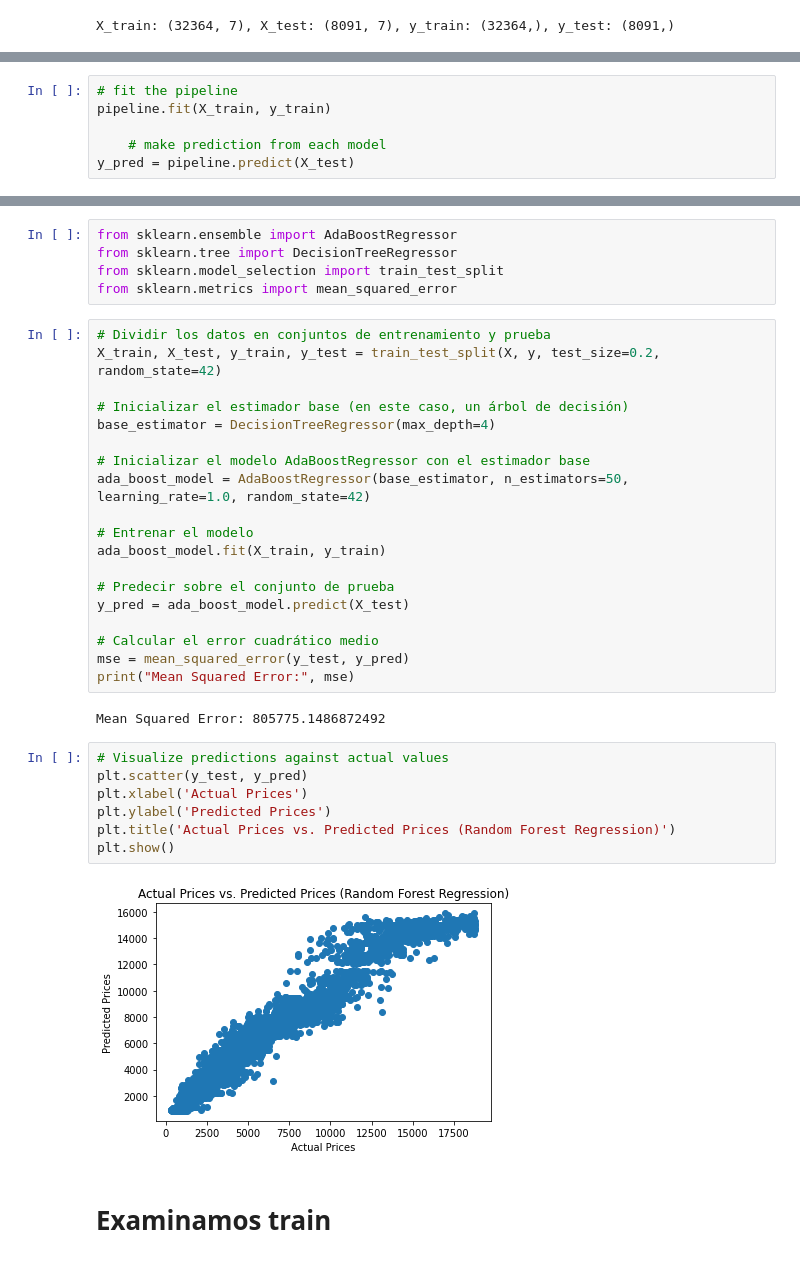
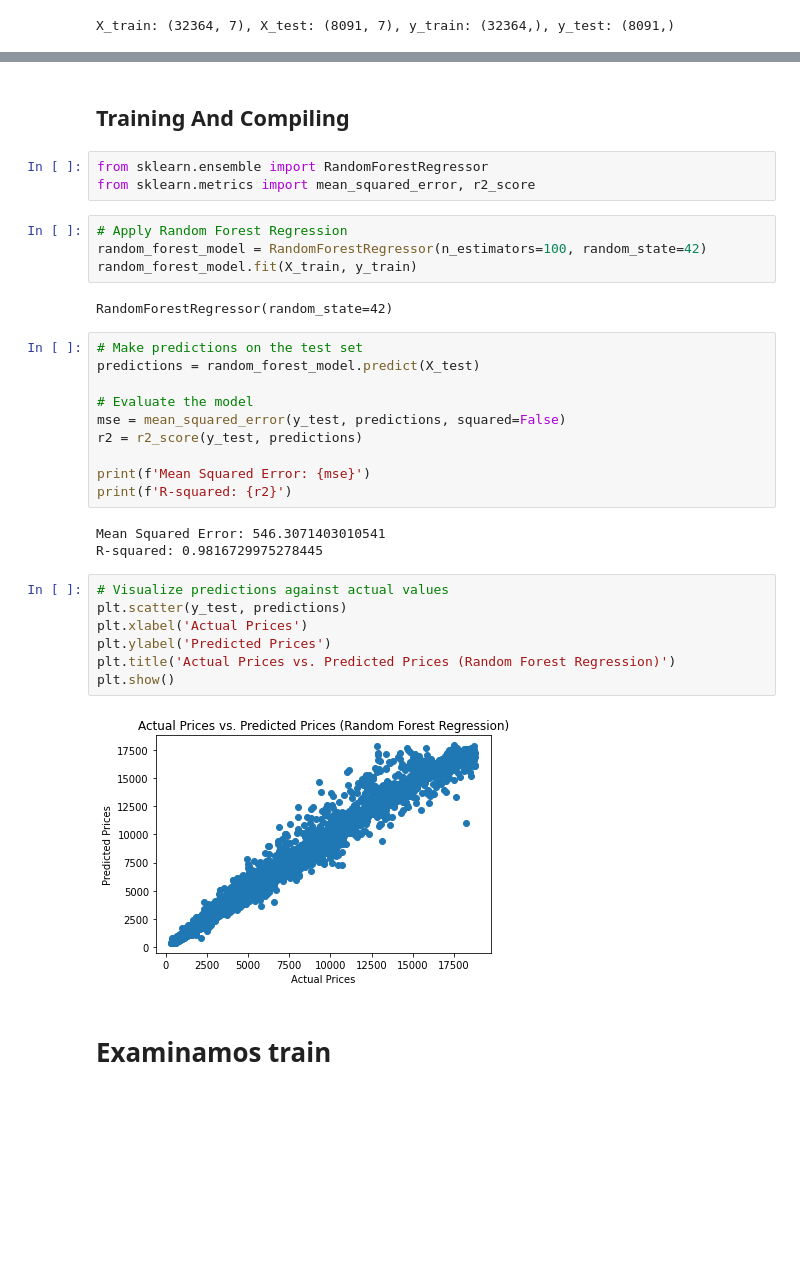
Before and after one commit to SilviaAlconGarrido/Project_m3_Diamonds, a Jupyter notebook: notebook/M_RandomForestRegressor.ipynb, the cells around one changed output, grey strips where cells are left out. Cells and saved outputs as stored; diff of their text form; blank space fills up the shorter version.

```diff
--- a/notebook/M_RandomForestRegressor.ipynb
+++ b/notebook/M_RandomForestRegressor.ipynb
@@ -198,6 +142,0 @@ for name, (model, params) in models.items():
-# %%
-# fit the pipeline
-pipeline.fit(X_train, y_train)
-
-    # make prediction from each model
-y_pred = pipeline.predict(X_test)
@@ -235,38 +163,36 @@ MSE for AdaBoostRegressor is  1229947.03
+# %% [markdown]
+## Training And Compiling
 # %%
-from sklearn.ensemble import AdaBoostRegressor
-from sklearn.tree import DecisionTreeRegressor
-from sklearn.model_selection import train_test_split
-from sklearn.metrics import mean_squared_error
+from sklearn.ensemble import RandomForestRegressor
+from sklearn.metrics import mean_squared_error, r2_score
-# %%
-# Dividir los datos en conjuntos de entrenamiento y prueba
-X_train, X_test, y_train, y_test = train_test_split(X, y, test_size=0.2, random_state=42)
-
-# Inicializar el estimador base (en este caso, un árbol de decisión)
-base_estimator = DecisionTreeRegressor(max_depth=4)
-
-# Inicializar el modelo AdaBoostRegressor con el estimador base
-ada_boost_model = AdaBoostRegressor(base_estimator, n_estimators=50, learning_rate=1.0, random_state=42)
-
-# Entrenar el modelo
-ada_boost_model.fit(X_train, y_train)
-
-# Predecir sobre el conjunto de prueba
-y_pred = ada_boost_model.predict(X_test)
-
-# Calcular el error cuadrático medio
-mse = mean_squared_error(y_test, y_pred)
-print("Mean Squared Error:", mse)
-# %% [output]
-Mean Squared Error: 805775.1486872492
+# %%
+# Apply Random Forest Regression
+random_forest_model = RandomForestRegressor(n_estimators=100, random_state=42)
+random_forest_model.fit(X_train, y_train)
+# %% [output]
+RandomForestRegressor(random_state=42)
+# %%
+# Make predictions on the test set
+predictions = random_forest_model.predict(X_test)
+
+# Evaluate the model
+mse = mean_squared_error(y_test, predictions, squared=False)
+r2 = r2_score(y_test, predictions)
+
+print(f'Mean Squared Error: {mse}')
+print(f'R-squared: {r2}')
+# %% [output]
+Mean Squared Error: 546.3071403010541
+R-squared: 0.9816729975278445
 # %%
 # Visualize predictions against actual values
-plt.scatter(y_test, y_pred)
+plt.scatter(y_test, predictions)
 plt.xlabel('Actual Prices')
 plt.ylabel('Predicted Prices')
 plt.title('Actual Prices vs. Predicted Prices (Random Forest Regression)')
 plt.show()
 # %% [output]
-[figure, old version]
+[figure, new version]
 # %% [markdown]
 # Examinamos train
 # %%
```
Also changed, not shown: parts of 29 cells of this notebook, 10 other files.
